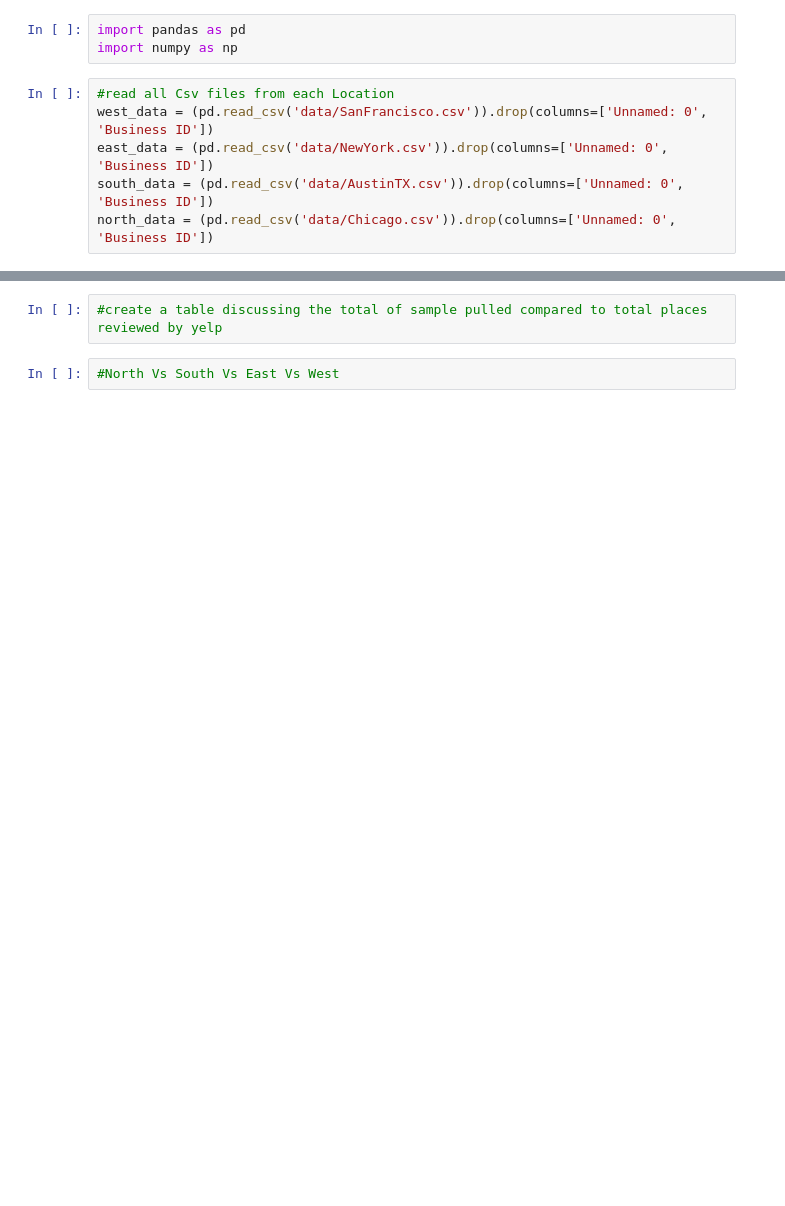
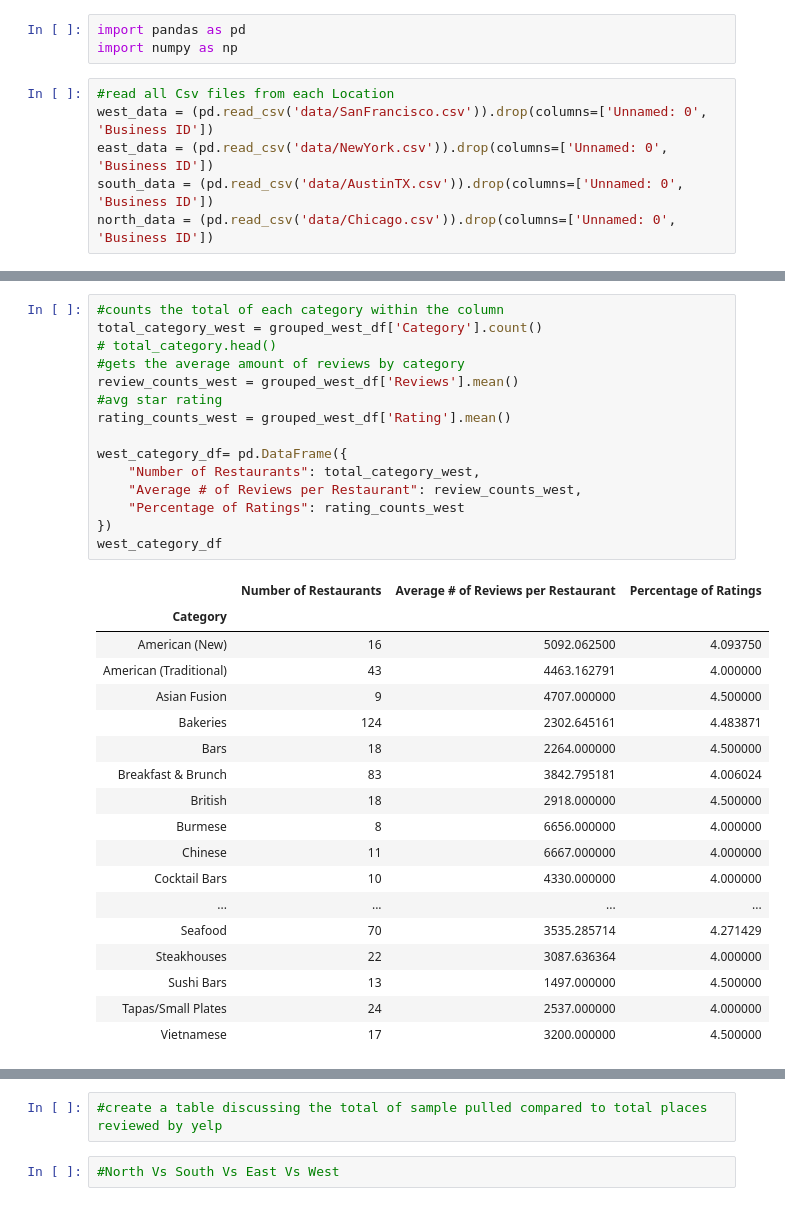
Before and after one commit to elzster/Yelp-Analytics, a Jupyter notebook: Project Master.ipynb, the cells around one changed output, grey strips where cells are left out. Saved outputs shown, nothing was run; the diff lists cells and outputs as text; blank space fills up the shorter version.

```diff
--- a/Project Master.ipynb
+++ b/Project Master.ipynb
@@ -61,0 +86,34 @@ KeyError: 'Price'
+# %%
+#counts the total of each category within the column
+total_category_west = grouped_west_df['Category'].count()
+# total_category.head()
+#gets the average amount of reviews by category
+review_counts_west = grouped_west_df['Reviews'].mean()
+#avg star rating
+rating_counts_west = grouped_west_df['Rating'].mean()
+
+west_category_df= pd.DataFrame({
+    "Number of Restaurants": total_category_west,
+    "Average # of Reviews per Restaurant": review_counts_west,
+    "Percentage of Ratings": rating_counts_west
+})
+west_category_df
+# %% [output]
+|  | Number of Restaurants | Average # of Reviews per Restaurant | Percentage of Ratings |
+| Category |  |  |  |
+| American (New) | 16 | 5092.062500 | 4.093750 |
+| American (Traditional) | 43 | 4463.162791 | 4.000000 |
+| Asian Fusion | 9 | 4707.000000 | 4.500000 |
+| Bakeries | 124 | 2302.645161 | 4.483871 |
+| Bars | 18 | 2264.000000 | 4.500000 |
+| Breakfast & Brunch | 83 | 3842.795181 | 4.006024 |
+| British | 18 | 2918.000000 | 4.500000 |
+| Burmese | 8 | 6656.000000 | 4.000000 |
+| Chinese | 11 | 6667.000000 | 4.000000 |
+| Cocktail Bars | 10 | 4330.000000 | 4.000000 |
+| ... | ... | ... | ... |
+| Seafood | 70 | 3535.285714 | 4.271429 |
+| Steakhouses | 22 | 3087.636364 | 4.000000 |
+| Sushi Bars | 13 | 1497.000000 | 4.500000 |
+| Tapas/Small Plates | 24 | 2537.000000 | 4.000000 |
+| Vietnamese | 17 | 3200.000000 | 4.500000 |
```
Also changed, not shown: parts of 13 cells of this notebook.
